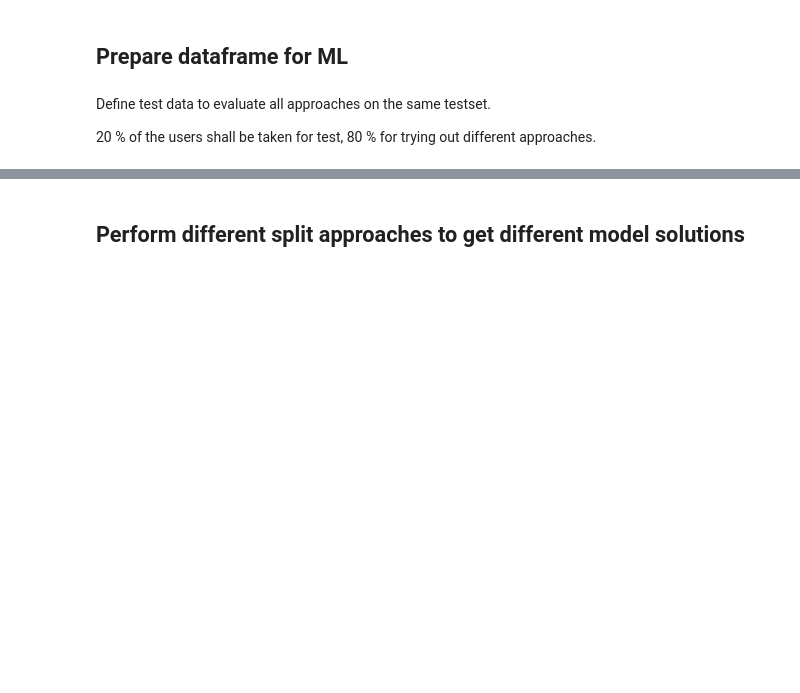
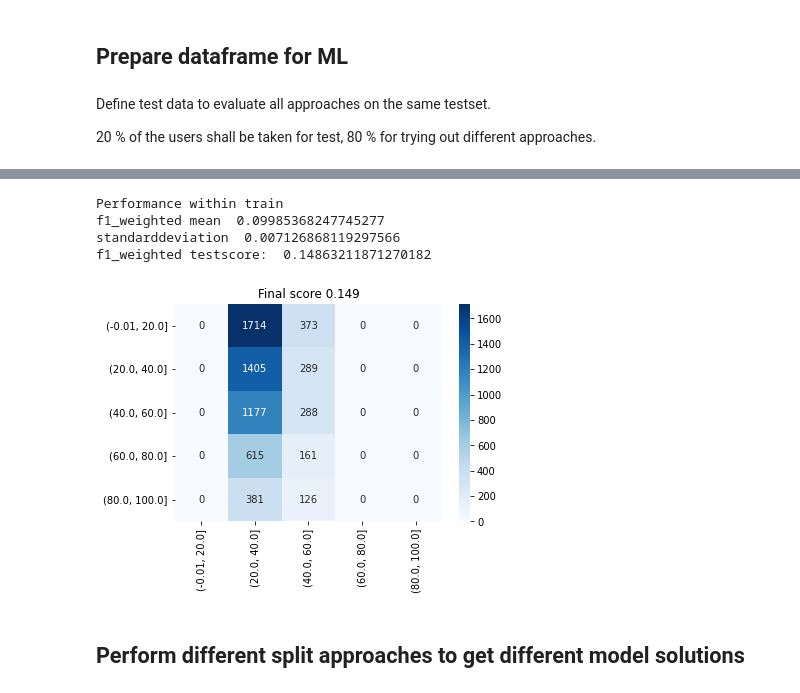
Before and after one commit to joa24jm/UsAs, a Jupyter notebook: src/d02_ml_pipelines/uniti.ipynb, the cells around one changed output, grey strips where cells are left out. Saved outputs shown, nothing was run; the diff lists cells and outputs as text; code cells hidden in the pictures; blank space fills up the shorter version.

Commit message:
WIP: create class for baseline models

```diff
--- a/src/d02_ml_pipelines/uniti.ipynb
+++ b/src/d02_ml_pipelines/uniti.ipynb
@@ -56,8 +67,9 @@ X_test = df_test[features]
 y_test = df_test[target]
 
 # make cumberness a classification instead of regression for the target, not for the feature
-y_train = pd.cut(y_train.cumberness_t1, bins=5)
-y_test = pd.cut(y_test.cumberness_t1, bins=5)
+bins = [-0.01, 20, 40, 60, 80, 100]
+y_train = pd.cut(y_train.cumberness_t1, bins=bins)
+y_test = pd.cut(y_test.cumberness_t1, bins=bins)
 
 # LabelEncoder
 LE = LabelEncoder()
@@ -68,3 +84,64 @@ mapping = dict(zip(range(len(LE.classes_)), LE.classes_))
+# %%
+# instantiate model
+model = helpers.baseline_model()
+
+# define constants
+target_name='cumberness'
+approach='all'
+
+# train model in cross validation
+cv = ShuffleSplit(n_splits=5, test_size=0.2, random_state=1994)
+scores = []
+for train_indices, val_indices in cv.split(df_train):
+
+    # divide all train data into folds
+    df_train_val_fold = df_train.iloc[val_indices, :]
+
+    # get baseline prediction
+    y_pred = model.get_baseline_assessment_prediction(data=df_train_val_fold, target_name=target_name, approach=approach).values
+    y_true = df_train_val_fold[target]
+
+    # map into classes
+    y_pred = pd.cut(pd.Series(y_pred), bins=bins)
+    y_true = pd.cut(y_true.cumberness_t1, bins=bins)
+
+    # encode to labels
+    y_pred = LE.transform(y_pred)
+    y_true = LE.transform(y_true)
+
+    # calculate score
+    f1_score_test = f1_score(y_true, y_pred, average='weighted')
+    scores.append(f1_score_test)
+
+# validate model
+print('Performance within train')
+print('f1_weighted mean ', np.array(scores).mean())
+print('standarddeviation ', np.array(scores).std())
+
+# evaluate on test set
+y_pred = model.get_baseline_assessment_prediction(data=df_test, target_name=target_name, approach=approach).values
+# map into classes
+y_pred = pd.cut(pd.Series(y_pred), bins=bins)
+# encode to labels
+y_pred = LE.transform(y_pred)
+
+f1_score_test = f1_score(y_test, y_pred, average='weighted')
+final_score = f1_score_test - 0.5 * np.array(scores).std()
+
+print('f1_weighted testscore: ', final_score)
+
+# visualize confusion matrix
+cf_matrix = confusion_matrix(y_test, y_pred)
+cm_array_df = pd.DataFrame(cf_matrix, index=list(mapping.values()), columns=list(mapping.values()))
+sns.heatmap(cm_array_df, annot=True, cmap='Blues', fmt='')
+plt.title(f'Final score {round(final_score, 3)}')
+plt.show()
+# %% [output]
+Performance within train
+f1_weighted mean  0.09985368247745277
+standarddeviation  0.007126868119297566
+f1_weighted testscore:  0.14863211871270182
+[figure, added]
 # %% [markdown]
 ## Perform different split approaches to get different model solutions
 # %% [markdown]
```
Also changed, not shown: parts of 7 cells of this notebook, 1 other file.
